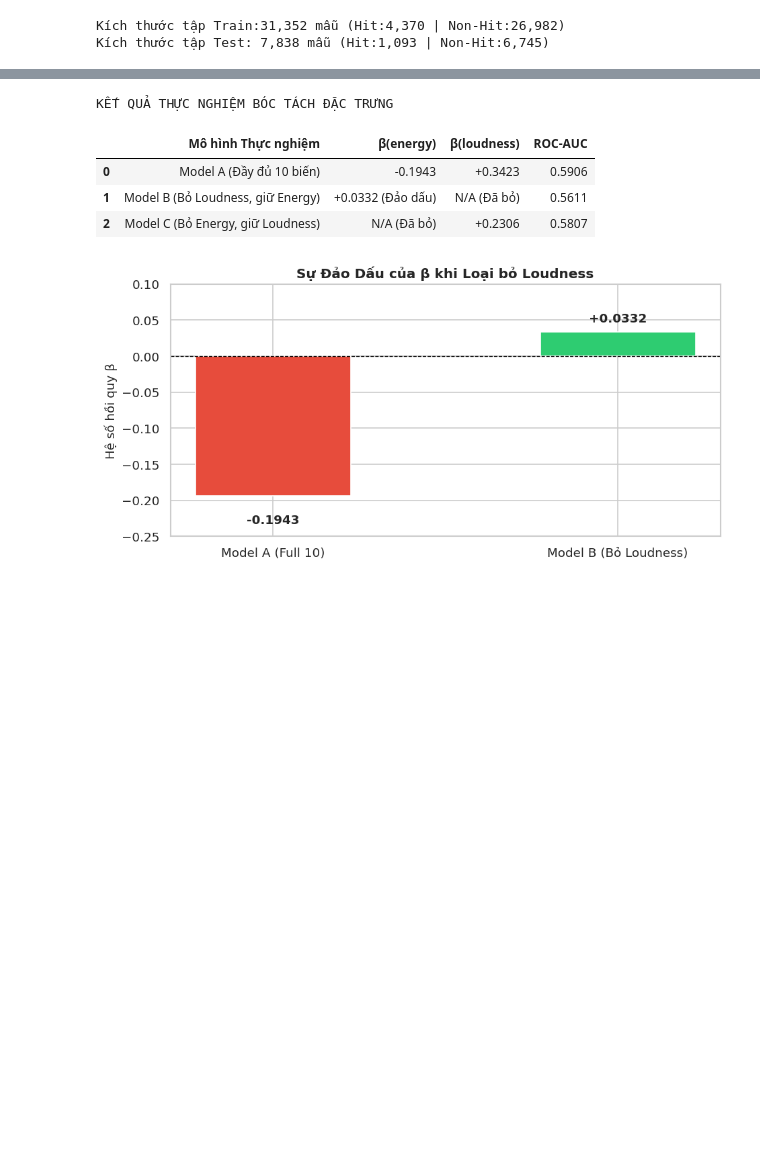
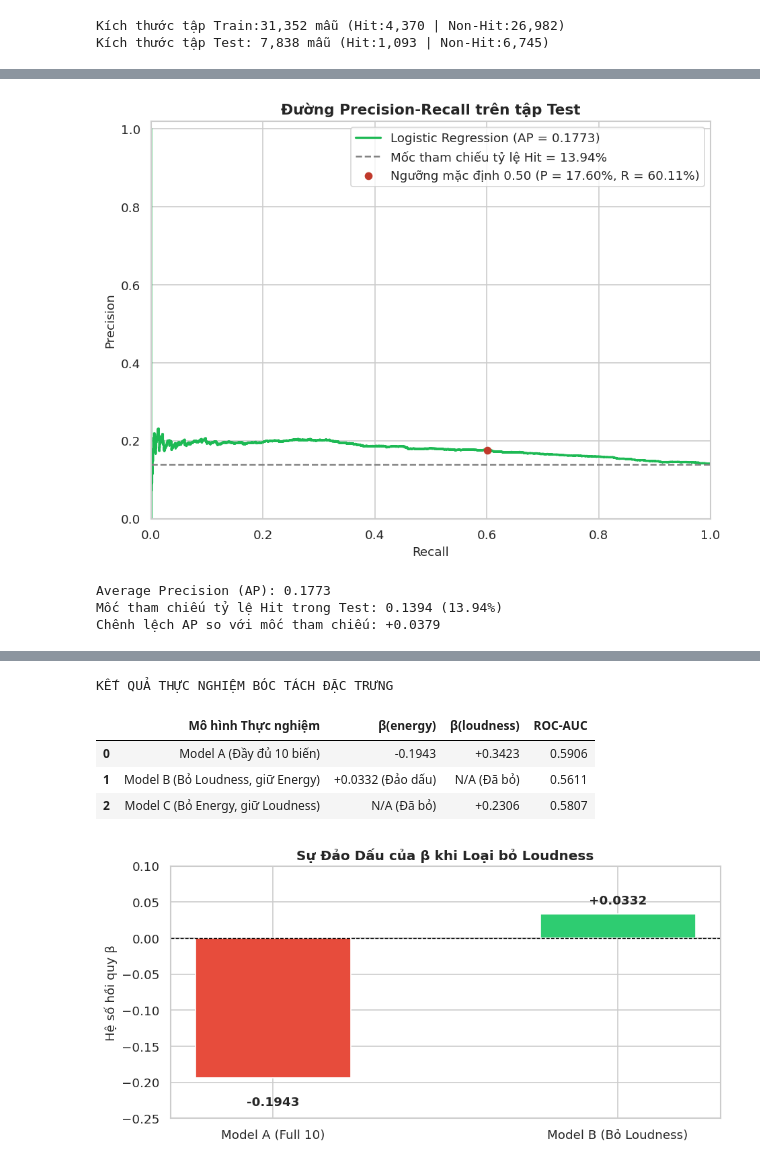
Before and after one commit to lyhiahan/Spotify_Audio_Trends_Analytics, a Jupyter notebook: notebooks/03_model.ipynb, the cells around one changed output, grey strips where cells are left out. Saved outputs shown, nothing was run; the diff lists cells and outputs as text; code cells hidden in the pictures; blank space fills up the shorter version.

```diff
--- a/notebooks/03_model.ipynb
+++ b/notebooks/03_model.ipynb
@@ -371 +394,36 @@ Chi tiet cac phan tu trong Ma tran nham lan tai nguong T = 0.50:
+# %%
+pr_precision, pr_recall, _ = precision_recall_curve(y_test, y_proba)
+avg_precision = average_precision_score(y_test, y_proba)
+hit_baseline = float(y_test.mean())
+
+plt.figure(figsize=(8, 6))
+plt.step(
+    pr_recall, pr_precision, where='post', color='#1DB954', lw=2,
+    label=f'Logistic Regression (AP = {avg_precision:.4f})'
+)
+plt.axhline(
+    hit_baseline, color='gray', linestyle='--',
+    label=f'Mốc tham chiếu tỷ lệ Hit = {hit_baseline:.2%}'
+)
+plt.scatter(
+    [rec], [prec], color='#c0392b', zorder=3,
+    label=f'Ngưỡng mặc định 0.50 (P = {prec:.2%}, R = {rec:.2%})'
+)
+plt.xlim(0, 1)
+plt.ylim(0, 1.02)
+plt.xlabel('Recall')
+plt.ylabel('Precision')
+plt.title('Đường Precision-Recall trên tập Test')
+plt.legend(loc='upper right')
+plt.tight_layout()
+plt.show()
+
+print(f'Average Precision (AP): {avg_precision:.4f}')
+print(f'Mốc tham chiếu tỷ lệ Hit trong Test: {hit_baseline:.4f} ({hit_baseline:.2%})')
+print(f'Chênh lệch AP so với mốc tham chiếu: {avg_precision - hit_baseline:+.4f}')
+# %% [output]
+[figure, added]
+Average Precision (AP): 0.1773
+Mốc tham chiếu tỷ lệ Hit trong Test: 0.1394 (13.94%)
+Chênh lệch AP so với mốc tham chiếu: +0.0379
 # %% [markdown]
```
Also changed, not shown: parts of 25 cells of this notebook.
